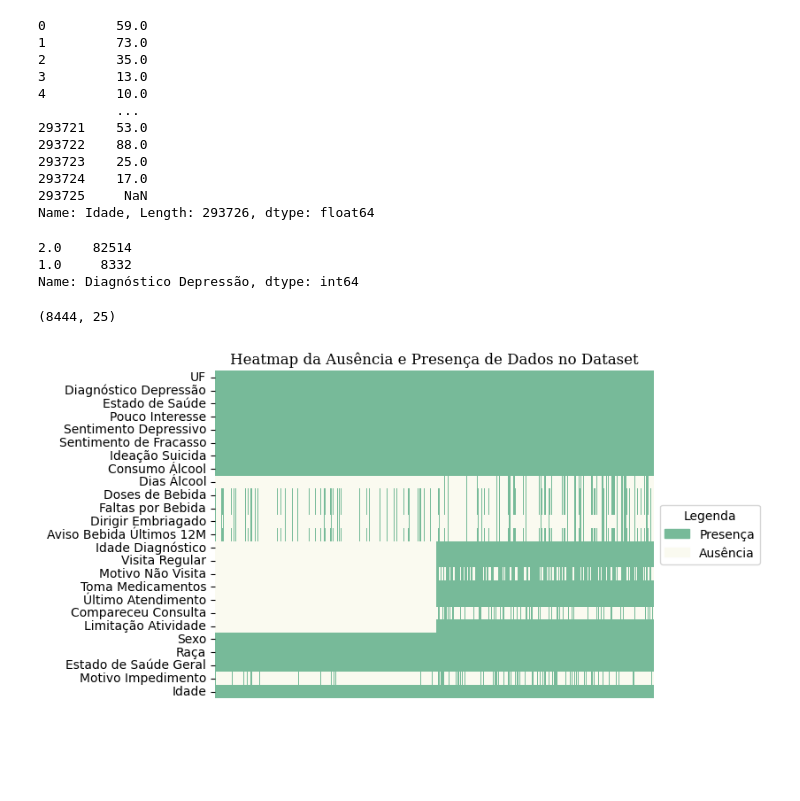
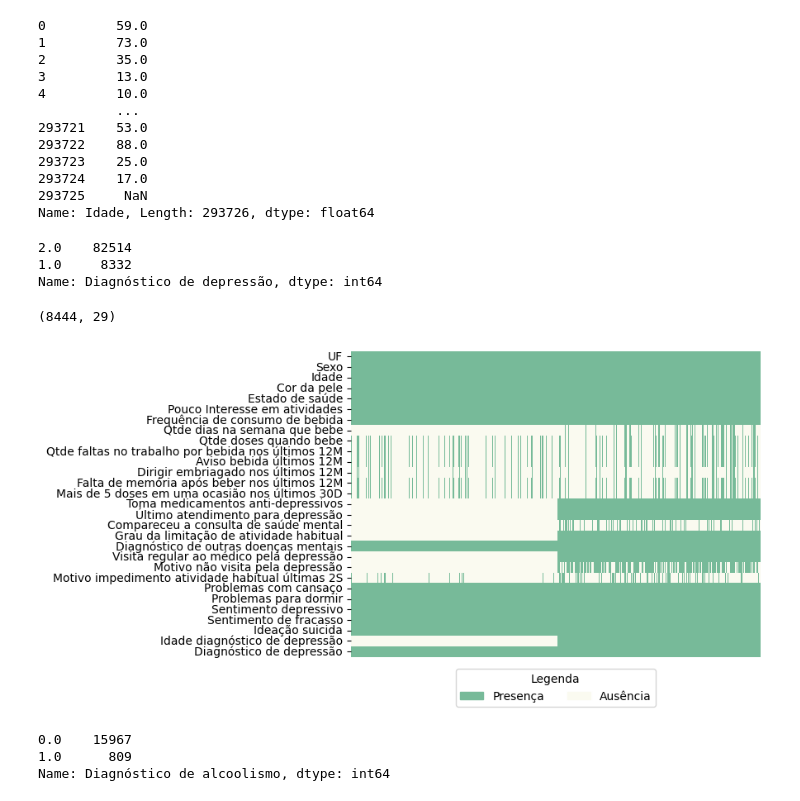
Before and after one commit to Pabloprado-png/TCC-Depressao, a Jupyter notebook: Tratamento e Redução da base V2.ipynb, the cells around one changed output. Drawn from its saved outputs; the diff is of its cells as text; code cells hidden in the pictures; blank space fills up the shorter version.

Commit message:
atualização da base de dados com a coluna de diagnóstico de alcoolismo

```diff
--- a/Tratamento e Redução da base V2.ipynb
+++ b/Tratamento e Redução da base V2.ipynb
@@ -120,17 +124,17 @@ def Heatmap(df):
       cmap = cmap
    )
 
-   grafico.set_title(
-      "Heatmap da Ausência e Presença de Dados no Dataset",
-      fontsize = 12,
-      fontname = "serif",
-      horizontalalignment = 'center'
-   )
+   # grafico.set_title(
+   #    "Heatmap da Ausência e Presença de Dados no Dataset",
+   #    fontsize = 12,
+   #    fontname = "serif",
+   #    horizontalalignment = 'center'
+   # )
 
    # Crie a legenda personalizada com quadradinhos coloridos
    legend_labels = ["Presença", "Ausência"]
    legend_patches = [plt.Rectangle((0, 0), 1, 1, color=color) for color in colors]
-   grafico.legend(legend_patches, legend_labels, loc='center left', bbox_to_anchor=(1.0, 0.5), title="Legenda")
+   grafico.legend(legend_patches, legend_labels, loc='upper center', bbox_to_anchor=(0.5, -0.02), ncol=2, title="Legenda")
 # %%
 Heatmap(df)
 # %% [output]
@@ -176,45 +180,69 @@ df['Idade']
 Name: Idade, Length: 293726, dtype: float64
 # %%
 # Pessoas que tiveram diagnóstico de depressão: 1.0, Pessoas que não tiveram: 2.0
-counts = df['Diagnóstico Depressão'].value_counts()
+counts = df['Diagnóstico de depressão'].value_counts()
 counts
 # %% [output]
 2.0    82514
 1.0     8332
-Name: Diagnóstico Depressão, dtype: int64
+Name: Diagnóstico de depressão, dtype: int64
 # %%
 # Filtros para buscar possível diagnóstico de não depressão
 
 # Condição 1: Diagnóstico de depressão é nulo ou igual a 2.0
-condicao1 = df['Diagnóstico Depressão'].isin([None, 2.0])
+condicao1 = df['Diagnóstico de depressão'].isin([None, 2.0])
 
 # Condição 2: Consumo de álcool é 1.0 ou 2.0
-condicao2 = df['Consumo Álcool'].isin([1.0, 2.0])
+condicao2 = df['Frequência de consumo de bebida'].isin([1.0, 2.0])
 
 # Condição 3: Sentimento depressivo é 1.0 ou 2.0
-condicao3 = df['Sentimento Depressivo'].isin([1.0, 2.0])
+condicao3 = df['Sentimento depressivo'].isin([1.0, 2.0])
 
 # Condição 4: Estado de saúde é igual a 1.0
-condicao4 = df['Estado de Saúde'] == 1.0
+condicao4 = df['Estado de saúde'] == 1.0
 
 # Condição 5: Motivo de impedimento não é igual a 12.0
-condicao5 = df['Motivo Impedimento'] != 12.0
+condicao5 = df['Motivo impedimento atividade habitual últimas 2S'] != 12.0
 
 # Aplicando todas as condições de filtros para obter o DataFrame final
 df_possivel_sem_depressao = df.loc[condicao1 & condicao2 & condicao3 & condicao4 & condicao5]
 
 df_possivel_sem_depressao.shape
 # %% [output]
-(8444, 25)
+(8444, 29)
 # %%
 # Juntando dados de depressão e não depressão
-condicao = df['Diagnóstico Depressão'] == 1.0
+condicao = df['Diagnóstico de depressão'] == 1.0
 df_so_depressao = df.loc[condicao]
 
 df_tratado = pd.concat([df_possivel_sem_depressao, df_so_depressao], axis=0)
 Heatmap(df_tratado)
 # %% [output]
-[figure, old version]
+[figure, new version]
+# %%
+# Criando um DataFrame que nos dá o diagnóstico de alcoolismo
+condicoes_homem = (
+    ((df_tratado['Frequência de consumo de bebida'] == 3.0) & (df_tratado['Qtde doses quando bebe'] >= 15.0)) |
+    ((df_tratado['Frequência de consumo de bebida'] == 3.0) & (df_tratado['Mais de 5 doses em uma ocasião nos últimos 30D'] == 1.0)) |
+    ((df_tratado['Falta de memória após beber nos últimos 12M'].isin([3.0, 4.0, 5.0])) & (df_tratado['Qtde doses quando bebe'] >= 15.0))
+)
+
+condicoes_mulher = (
+    ((df_tratado['Frequência de consumo de bebida'] == 3.0) & (df_tratado['Qtde doses quando bebe'] >= 8.0)) |
+    ((df_tratado['Frequência de consumo de bebida'] == 3.0) & (df_tratado['Mais de 5 doses em uma ocasião nos últimos 30D'] == 1.0)) |
+    ((df_tratado['Falta de memória após beber nos últimos 12M'].isin([3.0, 4.0, 5.0])) & (df_tratado['Qtde doses quando bebe'] >= 8.0))
+)
+
+df_tratado['Diagnóstico de alcoolismo'] = np.where(condicoes_homem | condicoes_mulher, 1, 0)
+
+df_tratado['Diagnóstico de alcoolismo'] = df_tratado['Diagnóstico de alcoolismo'].astype(float)
+
+counts = df_tratado['Diagnóstico de alcoolismo'].value_counts()
+counts
+# %% [output]
+0.0    15967
+1.0      809
+Name: Diagnóstico de alcoolismo, dtype: int64
 # %%
 df_tratado.fillna(0, inplace=True)
 Heatmap(df_tratado)
```
Also changed, not shown: parts of 6 cells of this notebook, 2 other files.
